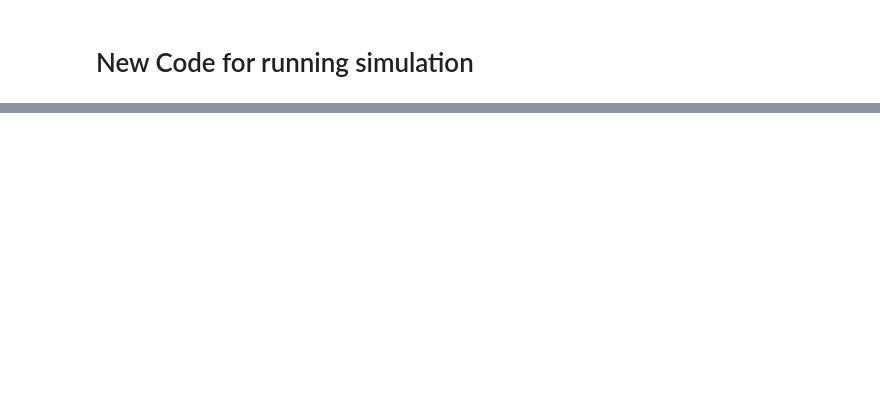
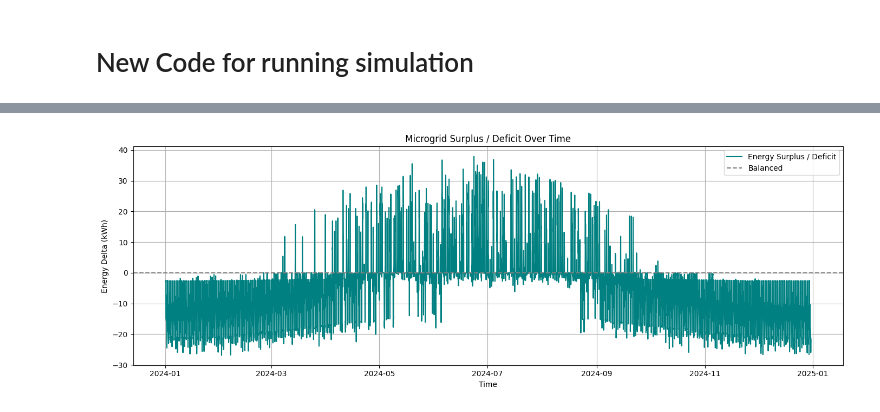
Before and after one commit to BJHeemskerk/P2P-microgrid-simulation, a Jupyter notebook: Mesa_Testing.ipynb, the cells around one changed output, grey strips where cells are left out. Drawn from its saved outputs; the diff is of its cells as text; code cells hidden in the pictures; blank space fills up the shorter version.

```diff
--- a/Mesa_Testing.ipynb
+++ b/Mesa_Testing.ipynb
@@ -545,0 +118,17 @@ KeyboardInterrupt:
+# %%
+import matplotlib.pyplot as plt
+
+# Plot
+plt.figure(figsize=(14, 5))
+plt.plot(sim_df["timestamp"], sim_df["energy_delta"], label="Energy Surplus / Deficit", color="teal")
+plt.axhline(0, color="gray", linestyle="--", label="Balanced")
+
+plt.title("Microgrid Surplus / Deficit Over Time")
+plt.xlabel("Time")
+plt.ylabel("Energy Delta (kWh)")
+plt.legend()
+plt.grid(True)
+plt.tight_layout()
+plt.show()
+# %% [output]
+[figure, added]
```
Also changed, not shown: parts of 24 cells of this notebook, 4 other files.
